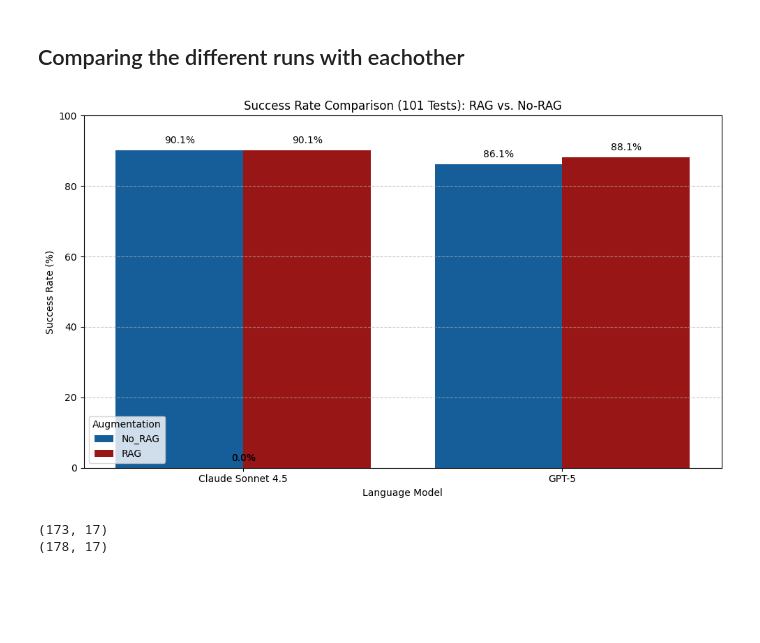
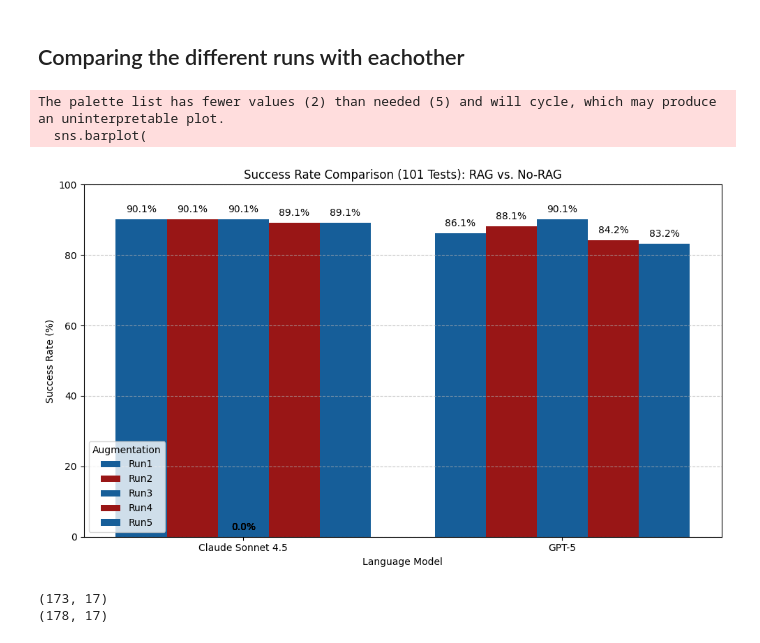
Before and after one commit to byuccl/HLS-FAB, a Jupyter notebook: results/data_analysis/oneshot_analysis.ipynb, the cells around one changed output. Drawn from its saved outputs; the diff is of its cells as text; code cells hidden in the pictures; blank space fills up the shorter version.

Commit message:
new updated final data and analyses

```diff
--- a/results/data_analysis/oneshot_analysis.ipynb
+++ b/results/data_analysis/oneshot_analysis.ipynb
@@ -488,36 +488,74 @@ plt.show()
 df_expensive_norag1 = pd.read_csv('final_data/run1/vitis_oneshot_expensive_models_norag.csv')
 df_expensive_norag2 = pd.read_csv('final_data/run2/vitis_oneshot_expensive_models_norag.csv')
 df_expensive_norag3 = pd.read_csv('final_data/run3/vitis_oneshot_expensive_models_norag.csv')
+df_expensive_norag4 = pd.read_csv('final_data/run4/vitis_oneshot_expensive_models_norag.csv')
+df_expensive_norag5 = pd.read_csv('final_data/run5/vitis_oneshot_expensive_models_norag.csv')
 
-df_claude_gpt5_norag = df_expensive_norag[df_expensive_norag['model'].isin({"openai/gpt-5", "anthropic/claude-sonnet-4.5"})].copy()
-df_claude_gpt5_norag.loc[:, 'israg'] = False
+
+df_expensive_norag1 = df_expensive_norag1[df_expensive_norag1['model'].isin({"openai/gpt-5", "anthropic/claude-sonnet-4.5"})].copy()
+df_expensive_norag1.loc[:, 'israg'] = True
 # print(df_claude_gpt5)
-df_claude_gpt5_rag = df_expensive_rag[df_expensive_rag['model'].isin({"openai/gpt-5", "anthropic/claude-sonnet-4.5"})].copy()
-df_claude_gpt5_rag.loc[:, 'israg'] = True
+df_expensive_norag2 = df_expensive_norag2[df_expensive_norag2['model'].isin({"openai/gpt-5", "anthropic/claude-sonnet-4.5"})].copy()
+df_expensive_norag2.loc[:, 'israg'] = True
 # print(df_claude_gpt5_rag)
+df_expensive_norag3.loc[:, 'israg'] = True
+df_expensive_norag4.loc[:, 'israg'] = True
+df_expensive_norag5.loc[:, 'israg'] = True
 
-df_claude_gpt5_norag['latency'] = pd.to_numeric(df_claude_gpt5_norag['latency'], errors='coerce')
-df_claude_gpt5_norag['Success'] = ((df_claude_gpt5_norag['latency'].notna()) & (df_claude_gpt5_norag['latency'] > 5)).astype(int)
+
+df_expensive_norag1['latency'] = pd.to_numeric(df_expensive_norag1['latency'], errors='coerce')
+df_expensive_norag1['Success'] = ((df_expensive_norag1['latency'].notna()) & (df_expensive_norag1['latency'] > 5)).astype(int)
 # print(df_claude_gpt5_norag)
-success_counts_unsorted = df_claude_gpt5_norag.groupby('model')['Success'].sum()
-success_counts = df_claude_gpt5_norag.groupby('model')['Success'].sum().sort_values(ascending=False)
+success_counts_unsorted = df_expensive_norag1.groupby('model')['Success'].sum()
+success_counts = df_expensive_norag1.groupby('model')['Success'].sum().sort_values(ascending=False)
 total_tests = 101
-success_rates_norag = (success_counts / total_tests) * 100
+success_rates_norag1 = (success_counts / total_tests) * 100
 success_rates_unsorted_norag = (success_counts_unsorted / total_tests) * 100
 
-df_claude_gpt5_rag['latency'] = pd.to_numeric(df_claude_gpt5_rag['latency'], errors='coerce')
-df_claude_gpt5_rag['Success'] = ((df_claude_gpt5_rag['latency'].notna()) & (df_claude_gpt5_rag['latency'] > 5)).astype(int)
+df_expensive_norag2['latency'] = pd.to_numeric(df_expensive_norag2['latency'], errors='coerce')
+df_expensive_norag2['Success'] = ((df_expensive_norag2['latency'].notna()) & (df_expensive_norag2['latency'] > 5)).astype(int)
 # print(df_claude_gpt5_norag)
-success_counts_unsorted = df_claude_gpt5_rag.groupby('model')['Success'].sum()
-success_counts = df_claude_gpt5_rag.groupby('model')['Success'].sum().sort_values(ascending=False)
+success_counts_unsorted = df_expensive_norag2.groupby('model')['Success'].sum()
+success_counts = df_expensive_norag2.groupby('model')['Success'].sum().sort_values(ascending=False)
 total_tests = 101
-success_rates_rag = (success_counts / total_tests) * 100
+success_rates_norag2 = (success_counts / total_tests) * 100
 success_rates_unsorted_rag = (success_counts_unsorted / total_tests) * 100
+
+df_expensive_norag3['latency'] = pd.to_numeric(df_expensive_norag3['latency'], errors='coerce')
+df_expensive_norag3['Success'] = ((df_expensive_norag3['latency'].notna()) & (df_expensive_norag3['latency'] > 5)).astype(int)
+# print(df_claude_gpt5_norag)
+success_counts_unsorted = df_expensive_norag3.groupby('model')['Success'].sum()
+success_counts = df_expensive_norag3.groupby('model')['Success'].sum().sort_values(ascending=False)
+total_tests = 101
+success_rates_norag3 = (success_counts / total_tests) * 100
+success_rates_unsorted_rag = (success_counts_unsorted / total_tests) * 100
+
+df_expensive_norag4['latency'] = pd.to_numeric(df_expensive_norag4['latency'], errors='coerce')
+df_expensive_norag4['Success'] = ((df_expensive_norag4['latency'].notna()) & (df_expensive_norag4['latency'] > 5)).astype(int)
+# print(df_claude_gpt5_norag)
+success_counts_unsorted = df_expensive_norag4.groupby('model')['Success'].sum()
+success_counts = df_expensive_norag4.groupby('model')['Success'].sum().sort_values(ascending=False)
+total_tests = 101
+success_rates_norag4 = (success_counts / total_tests) * 100
+success_rates_unsorted_rag = (success_counts_unsorted / total_tests) * 100
+
+df_expensive_norag5['latency'] = pd.to_numeric(df_expensive_norag5['latency'], errors='coerce')
+df_expensive_norag5['Success'] = ((df_expensive_norag5['latency'].notna()) & (df_expensive_norag5['latency'] > 5)).astype(int)
+# print(df_claude_gpt5_norag)
+success_counts_unsorted = df_expensive_norag5.groupby('model')['Success'].sum()
+success_counts = df_expensive_norag5.groupby('model')['Success'].sum().sort_values(ascending=False)
+total_tests = 101
+success_rates_norag5 = (success_counts / total_tests) * 100
+success_rates_unsorted_rag = (success_counts_unsorted / total_tests) * 100
+
 
 import seaborn as sns
 df_plot = pd.DataFrame({
-    'No_RAG': success_rates_norag,
-    'RAG': success_rates_rag
+    'Run1': success_rates_norag1,
+    'Run2': success_rates_norag2,
+    'Run3': success_rates_norag3,
+    'Run4': success_rates_norag4,
+    'Run5': success_rates_norag5
 })
 
 # 2. Reformat the DataFrame for a grouped bar chart (using index as 'Model')
@@ -541,34 +579,36 @@ plt.figure(figsize=(10, 6))
 sns.barplot(
     x='Model',
     y='Success_Rate',
     hue='RAG_Status',
     data=df_plot_melted,
     palette=["#0060af", "#af0000"]
 )
 
 # Add title and labels
 plt.title(f'Success Rate Comparison ({total_tests} Tests): RAG vs. No-RAG')
 plt.ylabel('Success Rate (%)')
 plt.xlabel('Language Model')
 plt.ylim(0, 100) # Ensure the Y-axis goes up to 100%
 
 # Add text labels on top of the bars
 for p in plt.gca().patches:
     plt.gca().annotate(f'{p.get_height():.1f}%',
                        (p.get_x() + p.get_width() / 2., p.get_height()),
                        ha='center',
                        va='bottom',
                        fontsize=10,
                        color='black',
                        xytext=(0, 5),
                        textcoords='offset points')
 
 plt.legend(title='Augmentation')
 plt.grid(axis='y', linestyle='--', alpha=0.7)
 plt.tight_layout()
 plt.show()
 # %% [output]
+The palette list has fewer values (2) than needed (5) and will cycle, which may produce an uninterpretable plot.
+  sns.barplot(
-[figure, old version]
+[figure, new version]
 # %%
 # Displaying the latencies in different ways
 # Load data
```
Also changed, not shown: 29 other files.
